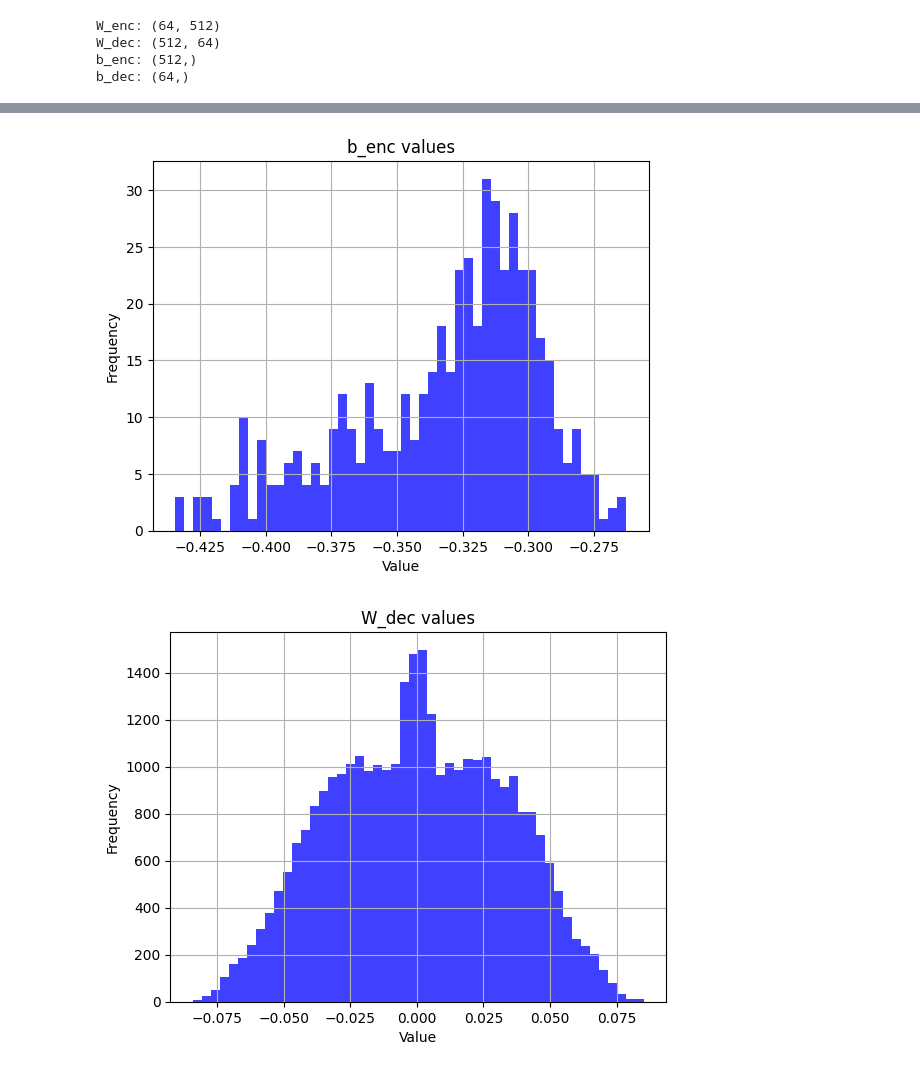
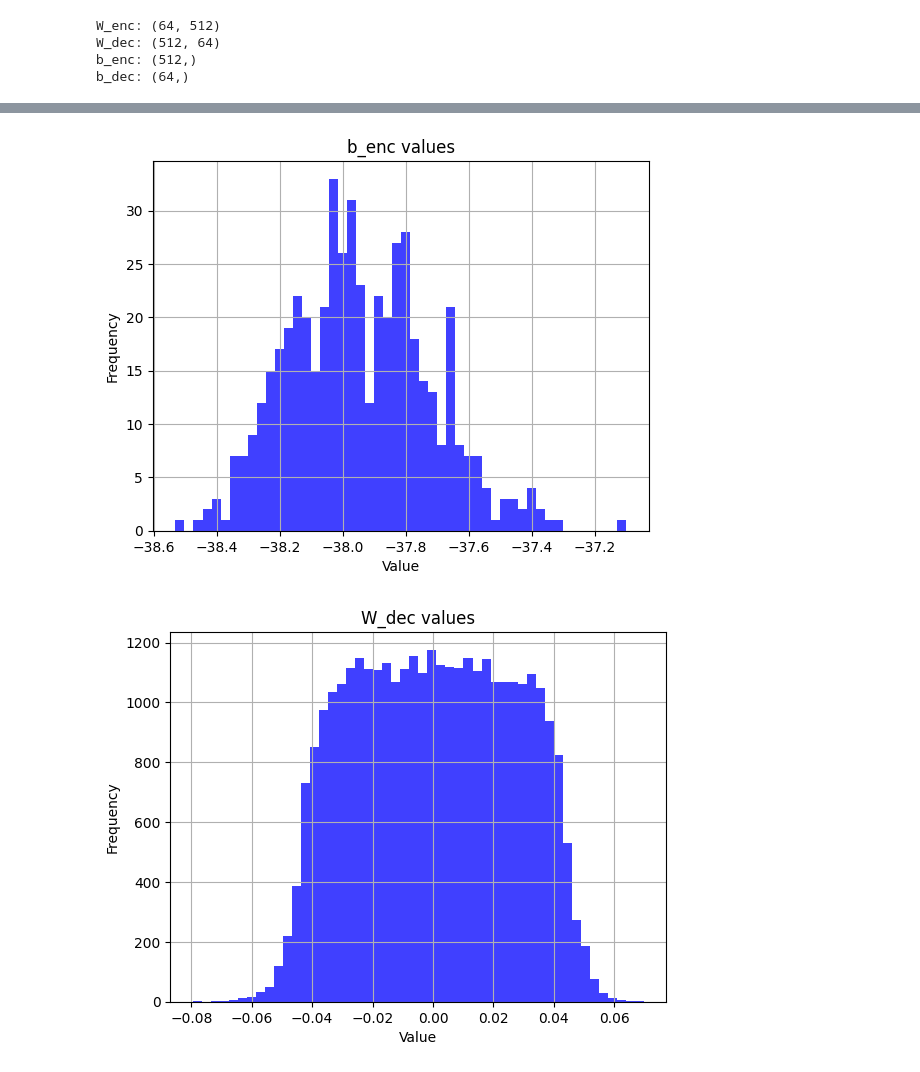
Before and after one commit to joelburget/sae_expected_l0, a Jupyter notebook: vis.ipynb, the cells around one changed output, grey strips where cells are left out. Drawn from its saved outputs; the diff is of its cells as text; code cells hidden in the pictures.

```diff
--- a/vis.ipynb
+++ b/vis.ipynb
@@ -16,2 +23,2 @@ torch.set_grad_enabled(False);
 # %%
-state_dict = torch.load("/Users/joel/Downloads/sae-2.pth", map_location=torch.device('cpu'))
+state_dict = torch.load("/Users/joel/Downloads/sae (1).pth", map_location=torch.device('cpu'))
@@ -17,0 +40,8 @@ state_dict = torch.load("/Users/joel/Downloads/sae-2.pth", map_location=torch.de
+# %%
+def histogram(arr, title=''):
+    plt.hist(arr.flatten().cpu().detach().numpy(), bins=50, alpha=0.75, color='blue')
+    plt.title(title)
+    plt.xlabel('Value')
+    plt.ylabel('Frequency')
+    plt.grid(True)
+    plt.show()
@@ -91,19 +103,9 @@ plt.show()
 # %%
-plt.hist(encoder.b_enc.flatten().cpu().detach().numpy(), bins=50, alpha=0.75, color='blue')
-plt.title('b_enc values')
-plt.xlabel('Value')
-plt.ylabel('Frequency')
-plt.grid(True)
-plt.show()
+histogram(encoder.b_enc, 'b_enc values')
 # %% [output]
-[figure, old version]
+[figure, new version]
 # %%
-plt.hist(encoder.W_dec.flatten().cpu().detach().numpy(), bins=50, alpha=0.75, color='blue')
-plt.title('W_dec values')
-plt.xlabel('Value')
-plt.ylabel('Frequency')
-plt.grid(True)
-plt.show()
+histogram(encoder.W_dec, 'W_dec values')
 # %% [output]
-[figure, old version]
+[figure, new version]
 # %%
```
Also changed, not shown: parts of 16 cells of this notebook, 2 other files.
